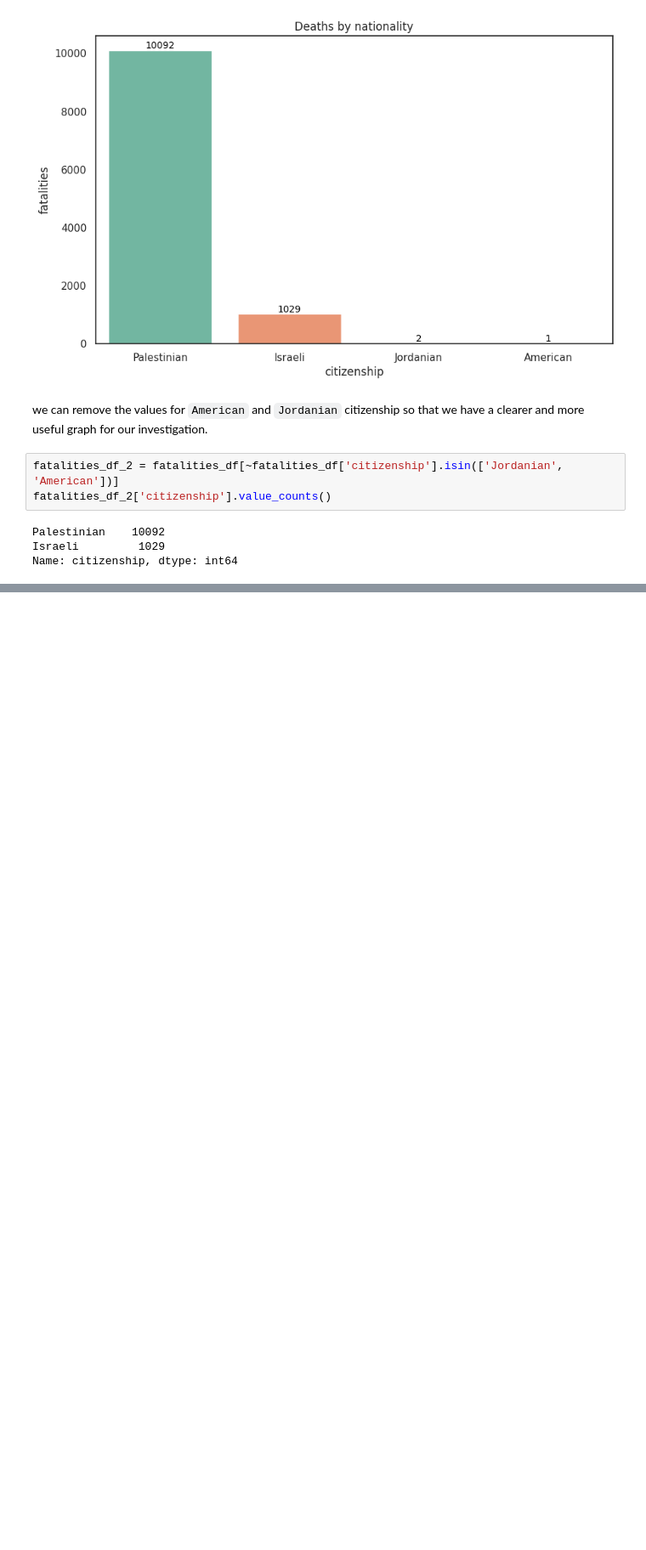
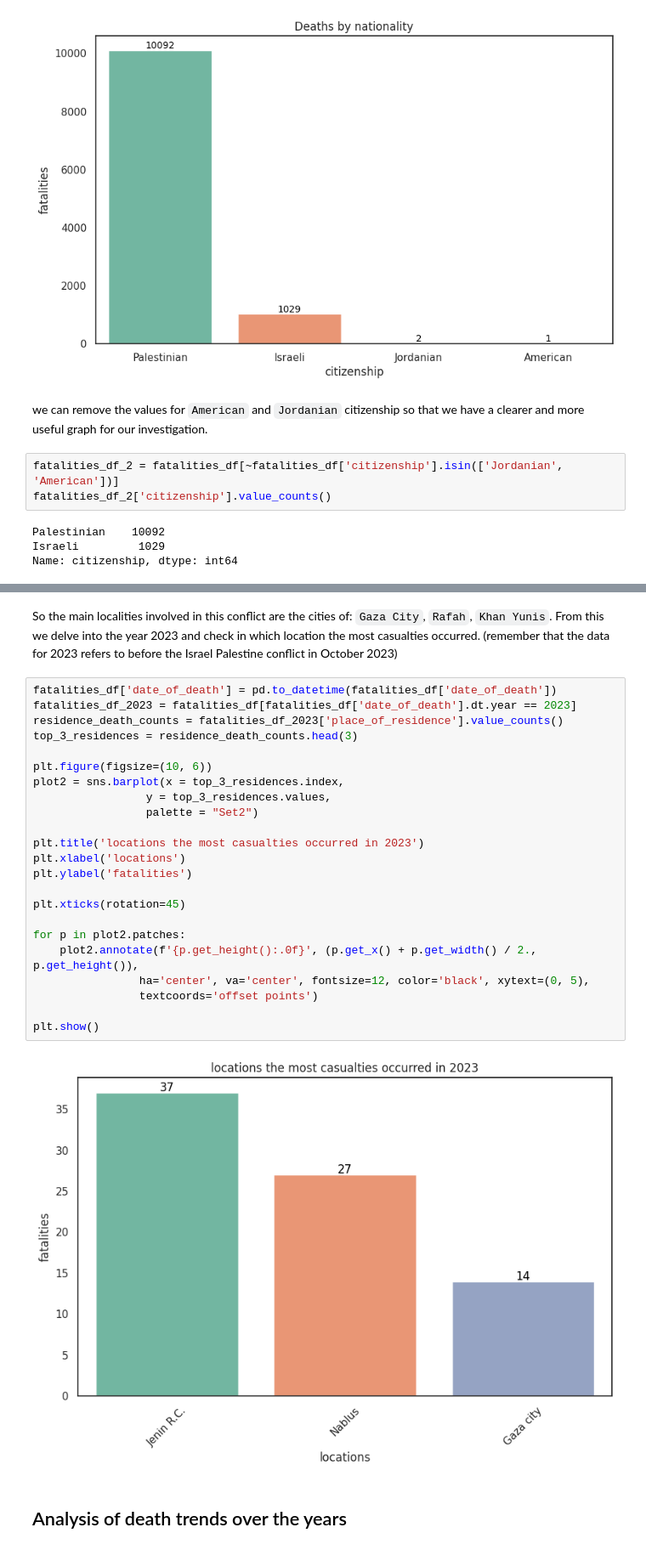
Before and after one commit to exdsgift/IPC-MideastAnalytics, a Jupyter notebook: Fatalities_Project.ipynb, the cells around one changed output, grey strips where cells are left out. Shown at 85% size. Saved outputs shown, nothing was run; the diff lists cells and outputs as text; blank space fills up the shorter version.

```diff
--- a/Fatalities_Project.ipynb
+++ b/Fatalities_Project.ipynb
@@ -314,0 +330,29 @@ plt.show()
+# %% [markdown]
+So the main localities involved in this conflict are the cities of: `Gaza City`, `Rafah`, `Khan Yunis`. From this we delve into the year 2023 and check in which location the most casualties occurred. (remember that the data for 2023 refers to before the Israel Palestine conflict in October 2023)
+# %%
+fatalities_df['date_of_death'] = pd.to_datetime(fatalities_df['date_of_death'])
+fatalities_df_2023 = fatalities_df[fatalities_df['date_of_death'].dt.year == 2023]
+residence_death_counts = fatalities_df_2023['place_of_residence'].value_counts()
+top_3_residences = residence_death_counts.head(3)
+
+plt.figure(figsize=(10, 6))
+plot2 = sns.barplot(x = top_3_residences.index,
+                 y = top_3_residences.values,
+                 palette = "Set2")
+
+plt.title('locations the most casualties occurred in 2023')
+plt.xlabel('locations')
+plt.ylabel('fatalities')
+
+plt.xticks(rotation=45)
+
+for p in plot2.patches:
+    plot2.annotate(f'{p.get_height():.0f}', (p.get_x() + p.get_width() / 2., p.get_height()),
+                ha='center', va='center', fontsize=12, color='black', xytext=(0, 5),
+                textcoords='offset points')
+
+plt.show()
+# %% [output]
+[figure, added]
+# %% [markdown]
+## Analysis of death trends over the years
```
Also changed, not shown: parts of 7 cells of this notebook.
